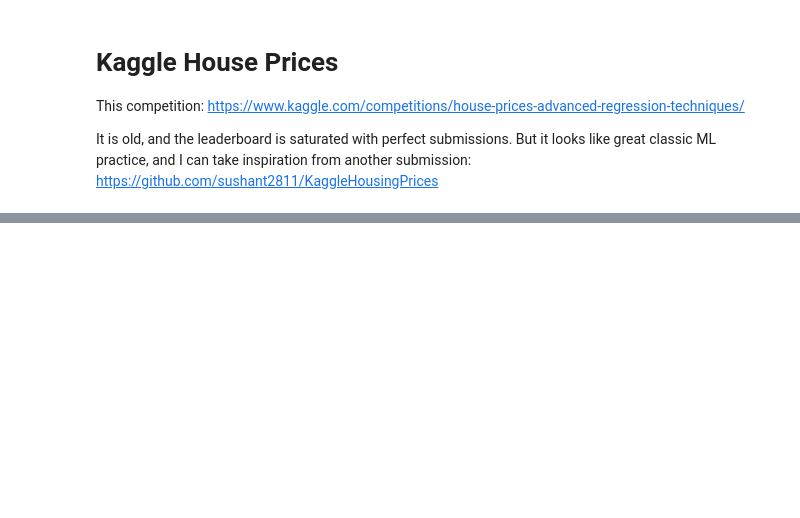
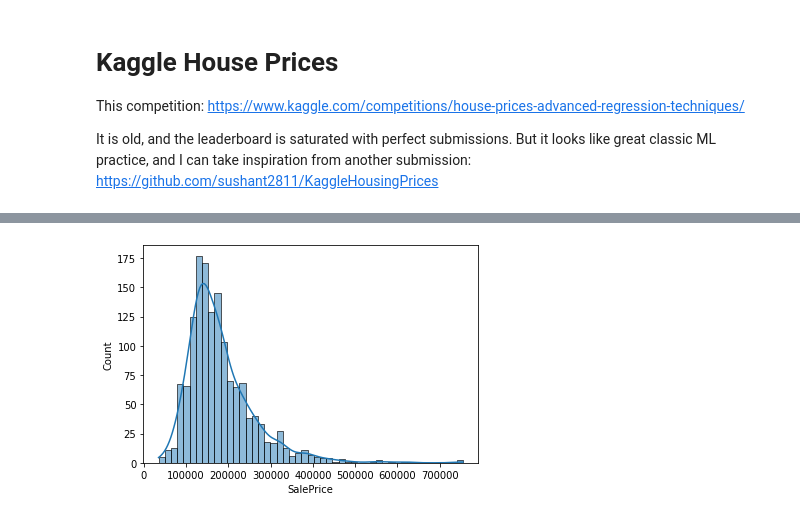
Before and after one commit to nicolas-bolle/KaggleHousePrices, a Jupyter notebook: code/Main.ipynb, the cells around one changed output, grey strips where cells are left out. Cells and saved outputs as stored; diff of their text form; code cells hidden in the pictures; blank space fills up the shorter version.

```diff
--- a/code/Main.ipynb
+++ b/code/Main.ipynb
@@ -28,0 +67,5 @@ ML
+# %%
+sns.histplot(data['SalePrice'], kde=True)
+plt.show()
+# %% [output]
+[figure, added]
```
Also changed, not shown: parts of 14 cells of this notebook, 1 other file.
